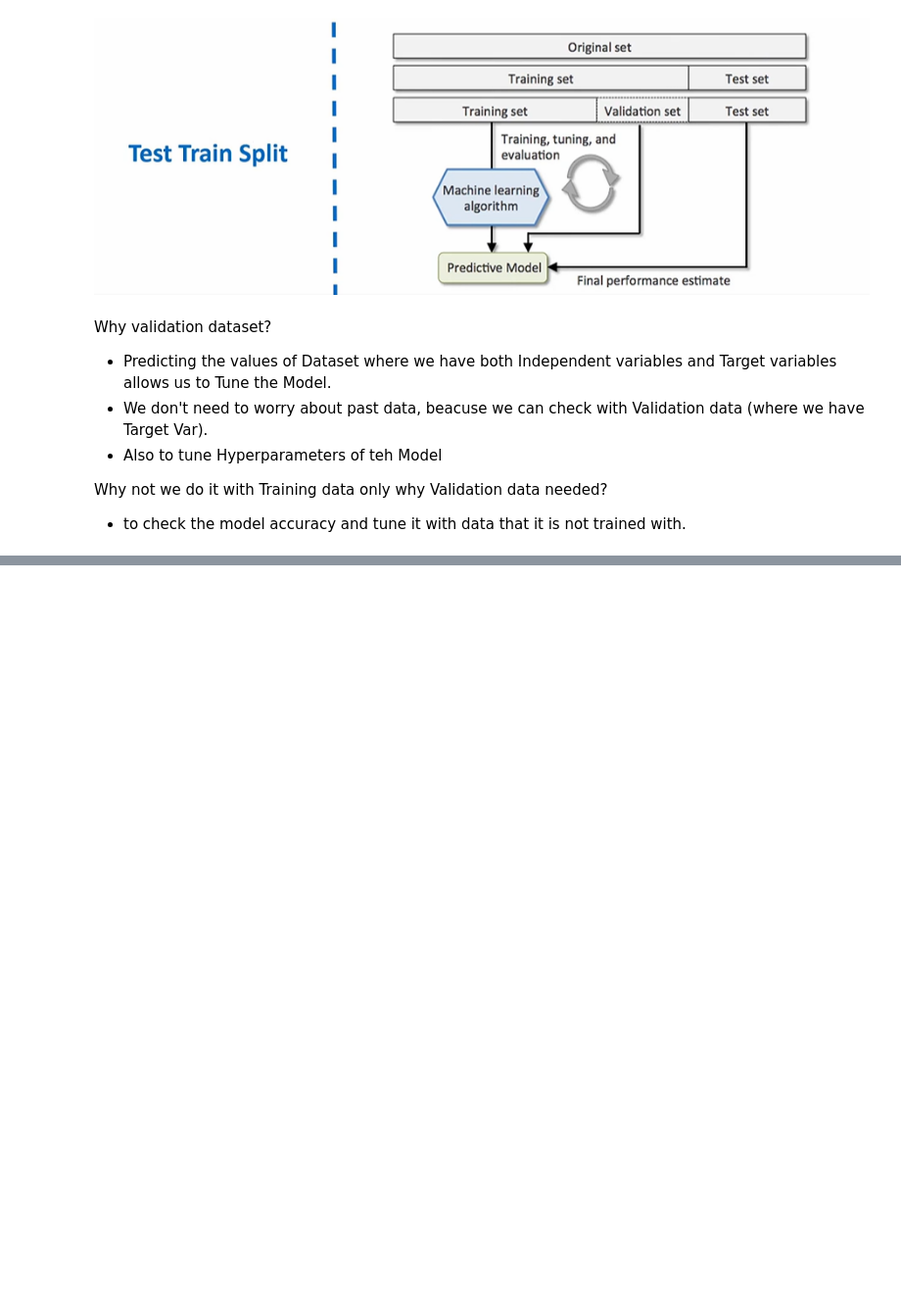
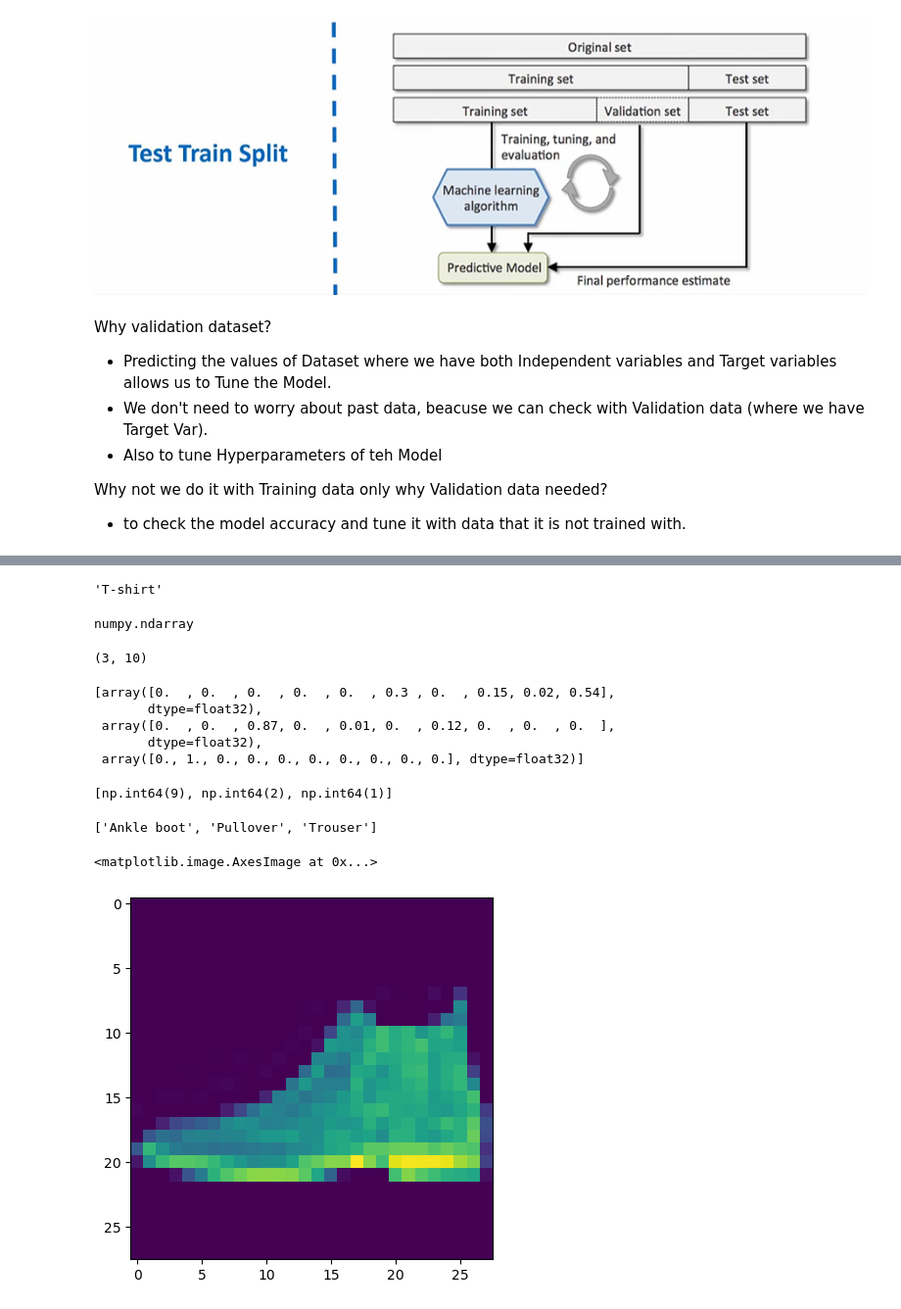
Before and after one commit to gali-jithendra/LEARNINGS, a Jupyter notebook: 6_DEEP_LEARNING/A1_KERAS_AND_TENSORFLOW.ipynb, the cells around one changed output, grey strips where cells are left out. Shown at 98% size. Saved outputs shown, nothing was run; the diff lists cells and outputs as text; code cells hidden in the pictures; blank space fills up the shorter version.

```diff
--- a/6_DEEP_LEARNING/A1_KERAS_AND_TENSORFLOW.ipynb
+++ b/6_DEEP_LEARNING/A1_KERAS_AND_TENSORFLOW.ipynb
@@ -129,0 +506,42 @@ Why not we do it with Training data only why Validation data needed?
+# %%
+classes = ["T-shirt", "Trouser" , "Pullover", "Dress"   , "Coat"    , "Sandal"  , "Shirt"   , "Sneaker" , "Bag"     , "Ankle boot" ]
+classes[0]
+# %% [output]
+'T-shirt'
+# %%
+type(y_prob)
+# %% [output]
+numpy.ndarray
+# %%
+y_prob.shape
+# %% [output]
+(3, 10)
+# %%
+y_prob_array = list(y_prob.round(2))
+y_prob_array
+# %% [output]
+[array([0.  , 0.  , 0.  , 0.  , 0.  , 0.3 , 0.  , 0.15, 0.02, 0.54],
+       dtype=float32),
+ array([0.  , 0.  , 0.87, 0.  , 0.01, 0.  , 0.12, 0.  , 0.  , 0.  ],
+       dtype=float32),
+ array([0., 1., 0., 0., 0., 0., 0., 0., 0., 0.], dtype=float32)]
+# %%
+a = []
+for i in y_prob_array:
+    a.append(np.argmax(i))
+
+a
+# %% [output]
+[np.int64(9), np.int64(2), np.int64(1)]
+# %%
+b = []
+for i in a:
+    b.append(classes[i])
+b
+# %% [output]
+['Ankle boot', 'Pullover', 'Trouser']
+# %%
+plt.imshow(x_test[0])
+# %% [output]
+<matplotlib.image.AxesImage at 0x...>
+[figure, added]
```
Also changed, not shown: parts of 47 cells of this notebook, 3 other files.
